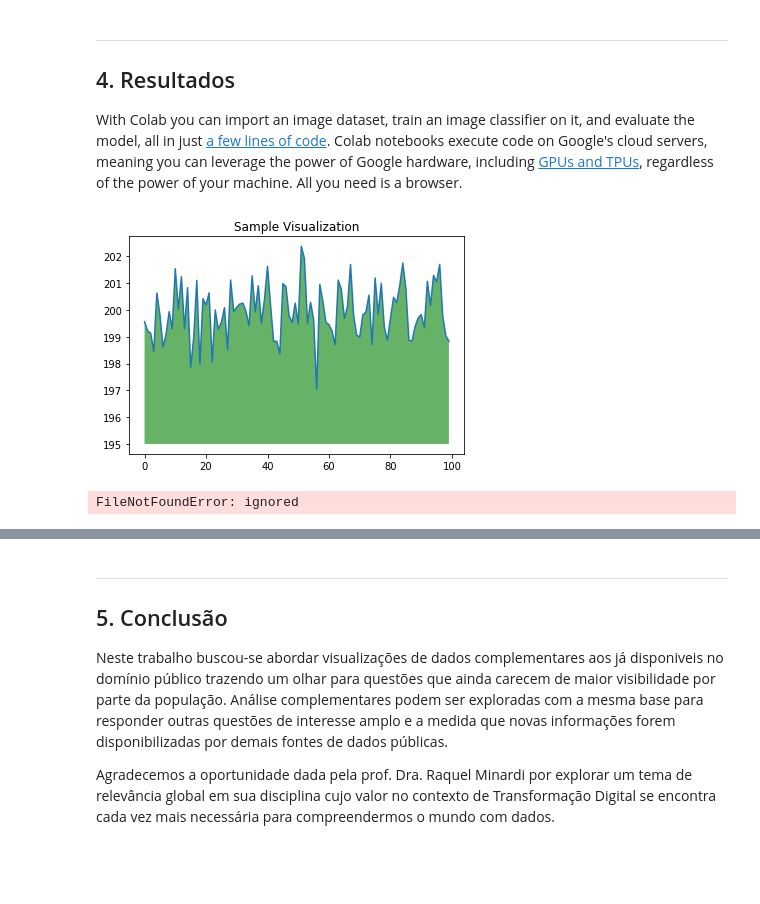
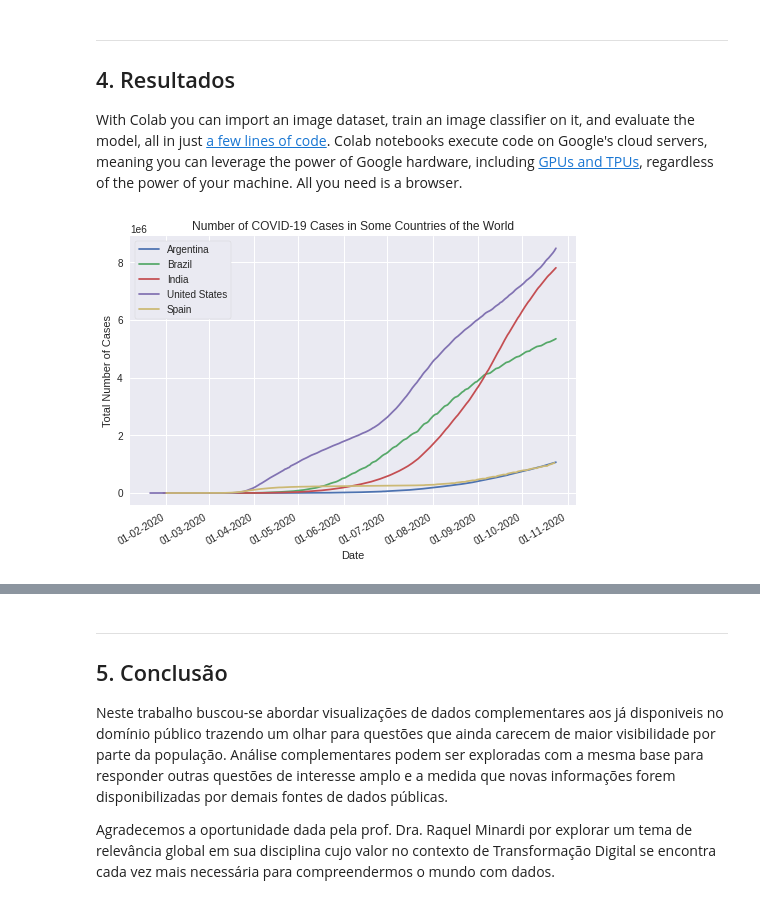
Before and after one commit to edilsondesouza/covid19, a Jupyter notebook: DataViz_DCC_UFMG_COVID19_Lucas_Edilson.ipynb, the cells around one changed output, grey strips where cells are left out. Drawn from its saved outputs; the diff is of its cells as text; code cells hidden in the pictures; blank space fills up the shorter version.

```diff
--- a/DataViz_DCC_UFMG_COVID19_Lucas_Edilson.ipynb
+++ b/DataViz_DCC_UFMG_COVID19_Lucas_Edilson.ipynb
@@ -111,0 +110,18 @@ Segue abaixo uma amostra dos dados utilizados:
+# %%
+#Import Libraries
+import os
+import csv
+
+import numpy as np
+import pandas as pd
+import seaborn as sn
+import matplotlib.pyplot as plt
+from matplotlib import dates as mpl_dates
+
+#Import COVID-19 Dataset
+df = pd.read_csv("https://raw.githubusercontent.com/owid/covid-19-data/master/public/data/owid-covid-data.csv")
+df['date'] = pd.to_datetime(df['date'])
+df['total_cases'] = pd.to_numeric(df['total_cases'], downcast="float")
+
+#Describe Dataset
+df.describe()
@@ -141,72 +167,29 @@ Para executar o método proposto elegemos as seguintes ferramentas para o projet
 ## 4. Resultados
 
 With Colab you can import an image dataset, train an image classifier on it, and evaluate the model, all in just <a href="https://colab.research.google.com/github/tensorflow/docs/blob/master/site/en/tutorials/quickstart/beginner.ipynb">a few lines of code</a>. Colab notebooks execute code on Google's cloud servers, meaning you can leverage the power of Google hardware, including <a href="#using-accelerated-hardware">GPUs and TPUs</a>, regardless of the power of your machine. All you need is a browser.
-# %%
-import numpy as np
-from matplotlib import pyplot as plt
-
-ys = 200 + np.random.randn(100)
-x = [x for x in range(len(ys))]
-
-plt.plot(x, ys, '-')
-plt.fill_between(x, ys, 195, where=(ys > 195), facecolor='g', alpha=0.6)
-
-plt.title("Sample Visualization")
-plt.show()
-# %% [output]
-[figure, removed]
 # %%
-import os
-import csv
-
-import numpy as np
-import pandas as pd
-import seaborn as sn
-import matplotlib.pyplot as plt
-from matplotlib import dates as mpl_dates
-
-# List files in the directory
-BASE_PATH = "C:/Users/Lucas/Dropbox/Ciência da Computação (M) - UFMG/2020_1/TECC - Visualização de Dados/Projeto/"
-
-file = os.listdir(BASE_PATH+"dataset/")
-
-df = pd.read_csv(BASE_PATH+"dataset/"+file[0], sep=";", usecols=['location','date','total_cases','total_deaths','total_tests'])
-df['date'] = pd.to_datetime(df['date'], format='%d/%m/%Y')
-df['total_cases'] = pd.to_numeric(df['total_cases'], downcast="float")
-
+#Total Cases
 countries = ['Argentina','Brazil','India','United States','Spain']
 
 # Time Series
 
 plt.style.use('seaborn')
 
 for country in countries:
 
 	df_rem = df.loc[(df['location']==country)]
 	date = df_rem['date']
 	total_cases = df_rem['total_cases']
 	plt.plot(date, total_cases, linestyle='solid', label=country)
 
 plt.gcf().autofmt_xdate()
 date_format = mpl_dates.DateFormatter('%d-%m-%Y')
 plt.gca().xaxis.set_major_formatter(date_format)
 
 plt.title('Number of COVID-19 Cases in Some Countries of the World')
 plt.xlabel('Date')
 plt.ylabel('Total Number of Cases')
 plt.legend(framealpha=1, frameon=True);
 plt.show()
-
-# Correlation
-
-df = pd.read_csv(BASE_PATH+"dataset/"+file[0], sep=";", usecols=['location','total_cases','new_cases','total_deaths','total_cases_per_million','new_cases_per_million','total_deaths_per_million','total_deaths_per_million','total_tests','population_density','population_density','aged_70_older','cardiovasc_death_rate','female_smokers','male_smokers','diabetes_prevalence'])
-df_rem = df.loc[(df['location']=='Brazil')]
-columns = ['total_cases','new_cases','total_deaths','total_cases_per_million','new_cases_per_million','total_deaths_per_million','total_deaths_per_million','total_tests','population_density','population_density','aged_70_older','cardiovasc_death_rate','female_smokers','male_smokers','diabetes_prevalence']
-corr = df_rem.corr()
-sn.heatmap(corr, annot=True)
-plt.xticks(rotation=45)
-plt.yticks(fontsize=6)
-plt.xticks(fontsize=6)
-plt.show()
 # %% [output]
-FileNotFoundError: ignored
+[figure, added]
```
Also changed, not shown: parts of 3 cells of this notebook.
